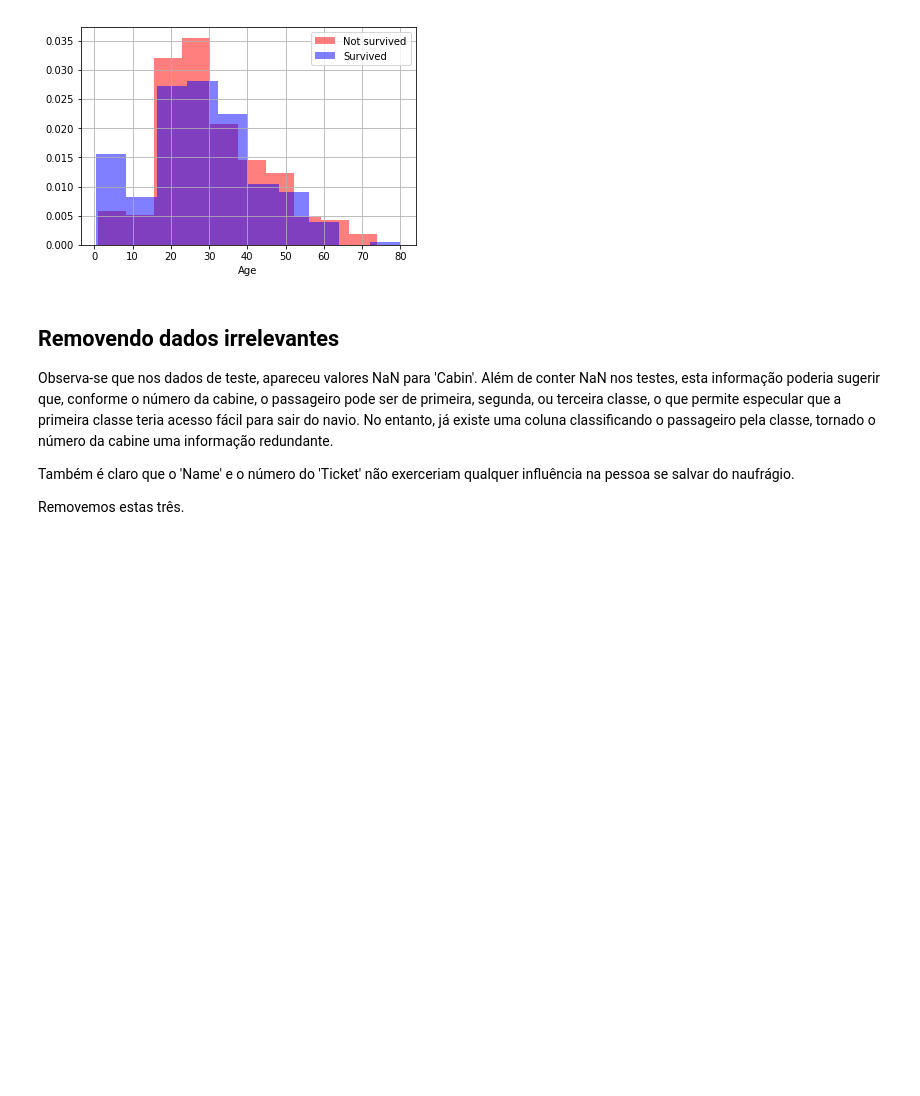
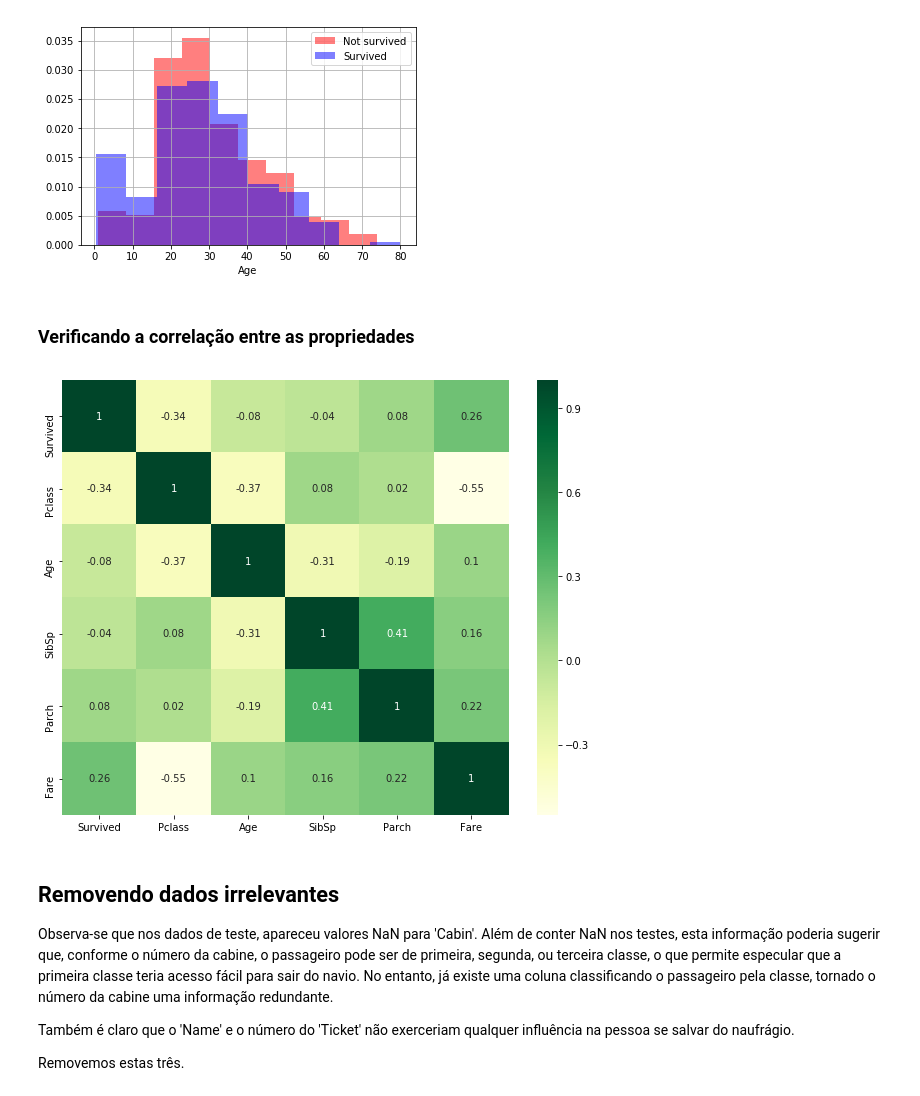
Before and after one commit to FAMarcus/Titanic_survival_exploration, a Jupyter notebook: titanic_survival_exploration_2.ipynb, the cells around one changed output. Saved outputs shown, nothing was run; the diff lists cells and outputs as text; code cells hidden in the pictures; blank space fills up the shorter version.

Commit message:
Matrix de correlação

```diff
--- a/titanic_survival_exploration_2.ipynb
+++ b/titanic_survival_exploration_2.ipynb
@@ -11,8 +12,8 @@ from sklearn.tree import DecisionTreeClassifier
 # %% [markdown]
 ## Carregando os dados e verificando o conteúdo.
 # %%
-df_train = pd.read_csv('titanic/train.csv')
-df_test = pd.read_csv('titanic/test.csv')
+df_train = pd.read_csv('data/train.csv')
+df_test = pd.read_csv('data/test.csv')
 # %%
 # Verificando as dimensões dos data frames
 print("Dimensoes da matriz de treino: ",df_train.shape)
@@ -97,6 +98,15 @@ plt.xlabel("Age")
 plt.legend(["Not survived", "Survived"]);
 # %% [output]
 [figure]
+# %% [markdown]
+### Verificando a correlação entre as propriedades
+# %%
+cor_matrix = df_train.drop(columns=['PassengerId']).corr().round(2)
+# Plotting heatmap
+fig = plt.figure(figsize=(10,8));
+sns.heatmap(cor_matrix, annot=True, cmap="YlGn");
+# %% [output]
+[figure, added]
 # %% [markdown]
 ## Removendo dados irrelevantes
 
```
Also changed, not shown: parts of 5 cells of this notebook.
